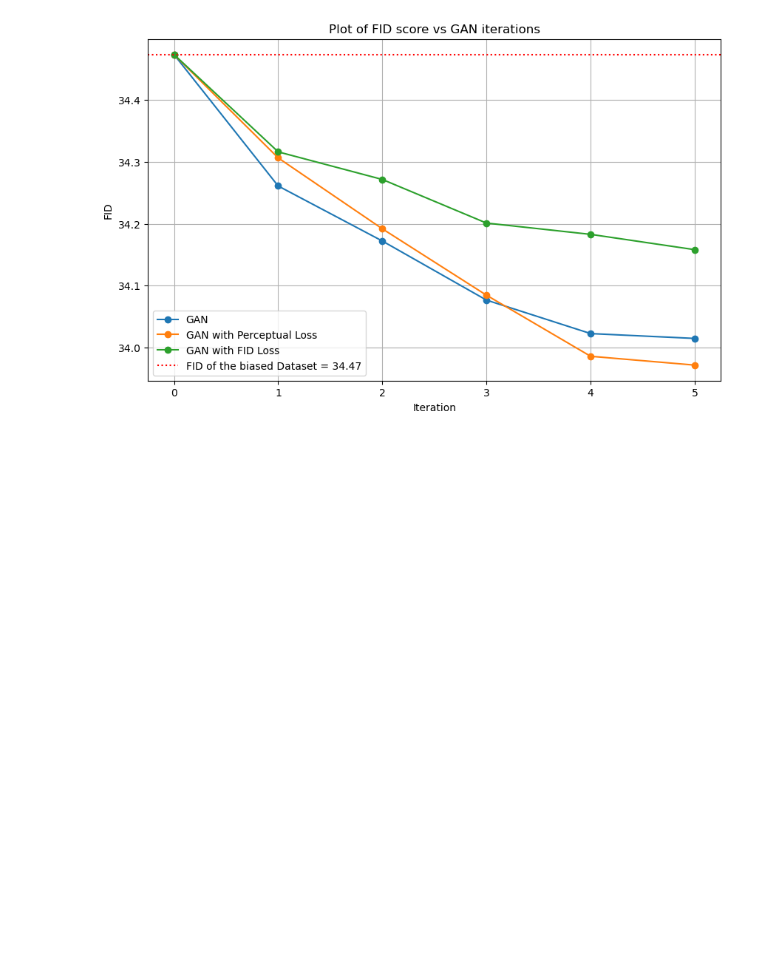
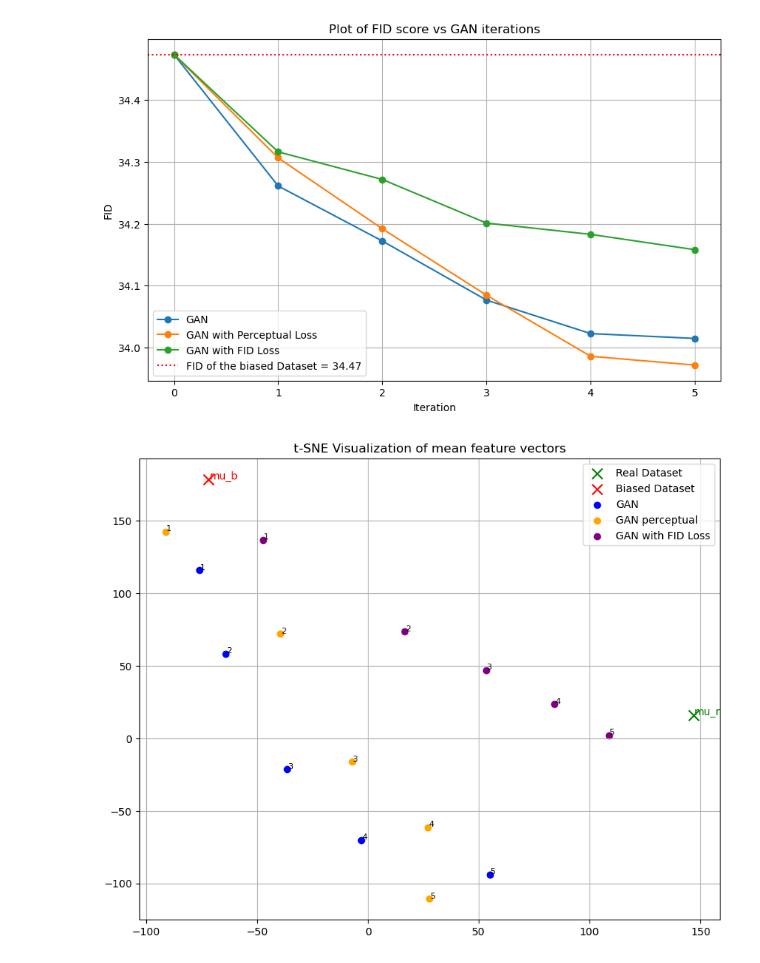
Before and after one commit to UFESL/gen-ai-bias, a Jupyter notebook: boosting/chain_fid_stats.ipynb, the cells around one changed output. Drawn from its saved outputs; the diff is of its cells as text; code cells hidden in the pictures; blank space fills up the shorter version.

```diff
--- a/boosting/chain_fid_stats.ipynb
+++ b/boosting/chain_fid_stats.ipynb
@@ -52,3 +50,56 @@ np.float64(34.47328366822464)
 plot_values([result_gan, result_gan_perc, result_gan_fid], ['GAN', 'GAN with Perceptual Loss', 'GAN with FID Loss'], reference)
 # %% [output]
 [figure]
+# %%
+m_gan = [list(stat.values())[0] for stat in stats_gan]
+m_gan_perc = [list(stat.values())[0] for stat in stats_gan_perc]
+m_gan_fid = [list(stat.values())[0] for stat in stats_gan_fid]
+# %%
+list1 = np.stack(m_gan[1:])  # shape (5, 2048)
+list2 = np.stack(m_gan_perc[1:])  # shape (5, 2048)
+list3 = np.stack(m_gan_fid[1:])  # shape (5, 2048)
+
+# Stack everything together
+all_vectors = np.vstack([mu_r[None, :], mu_g[None, :], list1, list2, list3])
+
+# t-SNE to 2D
+tsne = TSNE(n_components=2, perplexity=5, random_state=69)
+all_vectors_2d = tsne.fit_transform(all_vectors)
+
+# Flip Y-axis
+all_vectors_2d[:, 1] *= -1  # Flip the Y-values
+
+# Indices
+i_mu_r = 0
+i_mu_g = 1
+i_list1 = slice(2, 7)    # indices 2,3,4,5,6
+i_list2 = slice(7, 12)   # indices 7,8,9,10,11
+i_list3 = slice(12, 17)  # indices 12,13,14,15,16
+
+# Plot
+plt.figure(figsize=(10, 8))
+
+# Plot mu_r and mu_g
+plt.scatter(*all_vectors_2d[i_mu_r], color='green', marker='x', s=100, label='Real Dataset')
+plt.scatter(*all_vectors_2d[i_mu_g], color='red', marker='x', s=100, label='Biased Dataset')
+plt.text(all_vectors_2d[i_mu_r,0]+0.5, all_vectors_2d[i_mu_r,1]+0.5, 'mu_r', color='green')
+plt.text(all_vectors_2d[i_mu_g,0]+0.5, all_vectors_2d[i_mu_g,1]+0.5, 'mu_b', color='red')
+
+# Colors and lists
+colors = ['blue', 'orange', 'purple']
+lists = [i_list1, i_list2, i_list3]
+listname = ['GAN', 'GAN perceptual', 'GAN with FID Loss']
+
+for idx, (color, indices) in enumerate(zip(colors, lists)):
+    points = all_vectors_2d[indices]
+    plt.scatter(points[:, 0], points[:, 1], color=color, label= listname[idx])
+    for j, (x, y) in enumerate(points):
+        plt.text(x + 0.3, y + 0.3, str(j+1), fontsize=8)
+
+plt.legend()
+plt.title('t-SNE Visualization of mean feature vectors')
+plt.grid(True)
+plt.savefig('tsne.png', dpi=300)
+plt.show()
+# %% [output]
+[figure, added]
```
Also changed, not shown: parts of 3 cells of this notebook.
